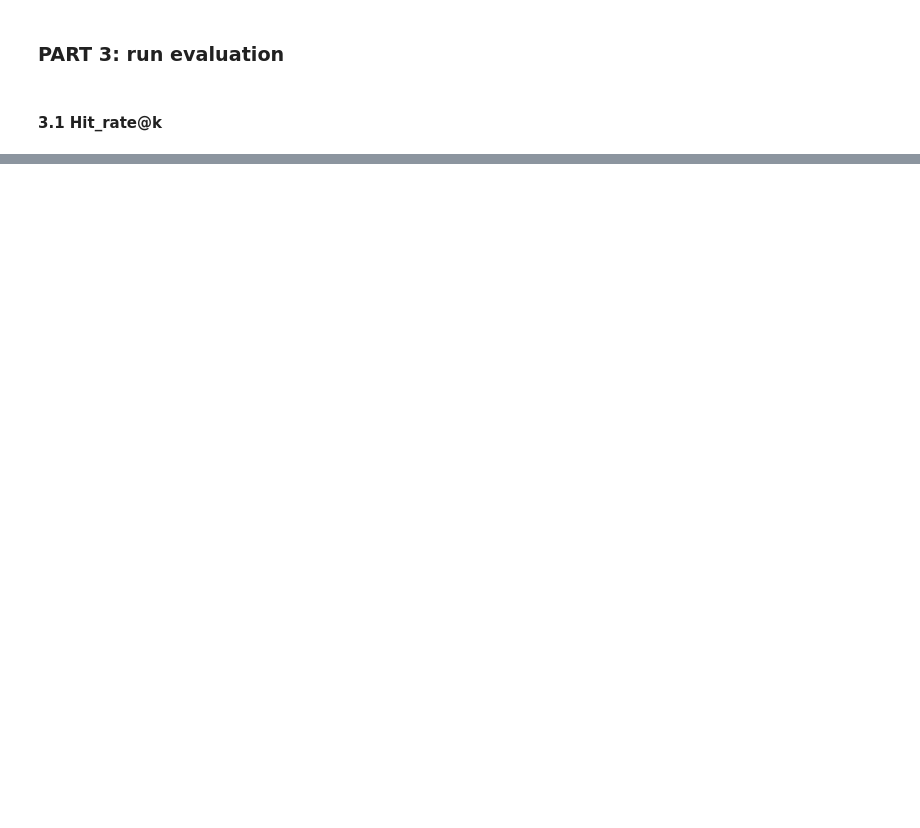
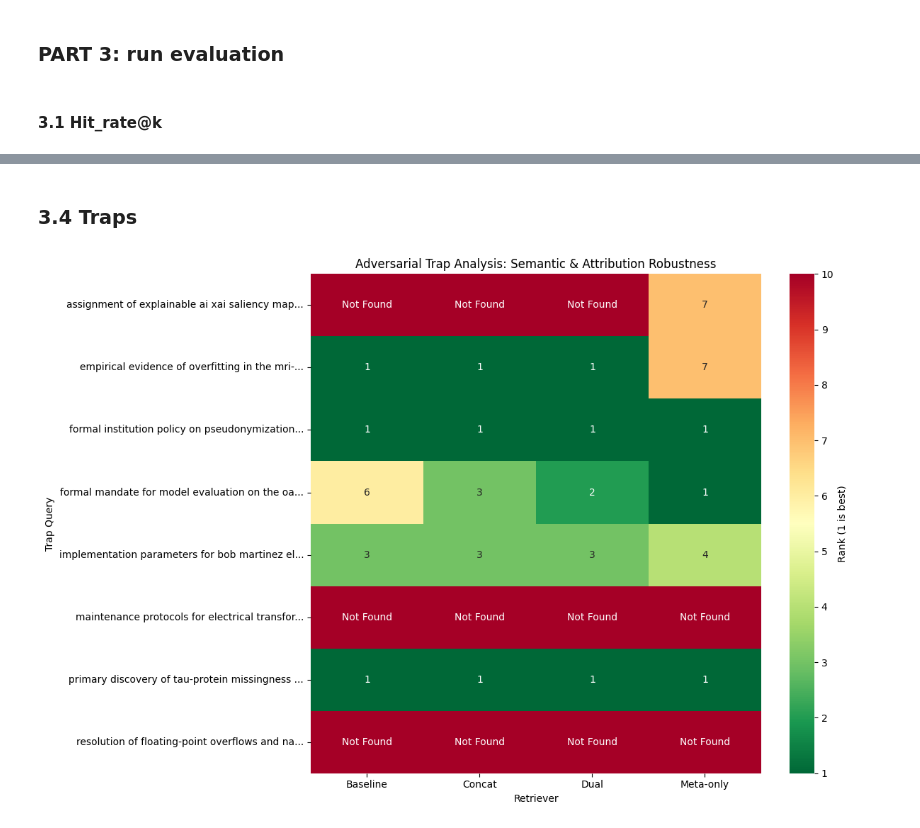
Before and after one commit to FranciscoLemos03/GenAI-PR-2025w, a Jupyter notebook: backend/exp2/evaluation_example_baseline.ipynb, the cells around one changed output, grey strips where cells are left out. Saved outputs shown, nothing was run; the diff lists cells and outputs as text; code cells hidden in the pictures; blank space fills up the shorter version.

Commit message:
mrr, map and traps

```diff
--- a/backend/exp2/evaluation_example_baseline.ipynb
+++ b/backend/exp2/evaluation_example_baseline.ipynb
@@ -664,0 +943,32 @@ pd.DataFrame(metrics_difficult).T
+# %% [markdown]
+### 3.4 Traps
+# %%
+evaluation_traps = {
+    # 1. THE ATTRIBUTION TRAP (Bob vs. Daniel)
+    # Testing if the system can distinguish the source of a discovery from a summary.
+    "primary discovery of tau-protein missingness in the proteomics dataset": "2026-01-14_Bob-Martinez_Proteomics-Integration.pdf",
+
+    # 2. THE CHRONOLOGICAL/VERSION TRAP (Chloe Jan 16 vs. Bob Jan 22)
+    # Chloe says alpha=8, Bob says alpha=50. A researcher wants the implementation log.
+    "implementation parameters for bob martinez elastic transformations alpha and sigma": "2026-01-22_Bob-Martinez_Synthetic-Data-Gen.pdf",
+
+    # 3. THE ADMINISTRATIVE PRIORITY TRAP (Compliance vs. Setup)
+    # Testing if the system prioritizes the "Why/Rule" over the "How/Code".
+    "formal institution policy on pseudonymization versus anonymization": "2026-01-05_Alice-Robertson_Compliance-Review.pdf",
+
+    # 4. THE MODALITY OVERFITTING TRAP (Architecture vs. Results)
+    # Chloe proposes fusion in one doc, but documents the branch failure in another.
+    "empirical evidence of overfitting in the mri-only encoder branch": "2026-01-16_Chloe-Nguyen_Hyperparameter-Sweep.pdf",
+
+    # 5. THE EXTERNAL VALIDATION TRAP (Protocol vs. Meeting)
+    # Alice mandates the dataset; Daniel just prepares a template for it.
+    "formal mandate for model evaluation on the oasis-3 dataset": "2026-01-12_Alice-Robertson_Evaluation-Standards.pdf",
+
+    # 6. THE NUMERICAL INSTABILITY TRAP (Environment vs. Sweep)
+    # Testing if "instability" leads to Hyperparameters (Common) or the specific NumPy fix.
+    "resolution of floating-point overflows and nan values in mri preprocessing": "2026-01-18_Daniel-Fischer_Environment-Setup.pdf",
+
+    # 7. THE "SALIENCY" ASSIGNMENT TRAP (Task List vs. Tech Proposal)
+    # Testing if the system can find the assigned "Action Item" owner.
+    "assignment of explainable ai xai saliency map generation": "2026-01-27_Daniel-Fischer_Weekly-Sync.pdf"
+}
@@ -664,0 +1030,9 @@ pd.DataFrame(metrics_difficult).T
+# %%
+retrieval_traps = run_retrievals_once(
+    retrievers,
+    evaluation_traps,
+    max_k=10)
+
+visualize_trap_results(retrieval_traps, evaluation_traps)
+# %% [output]
+[figure, added]
```
Also changed, not shown: parts of 22 cells of this notebook, 1 other file.
